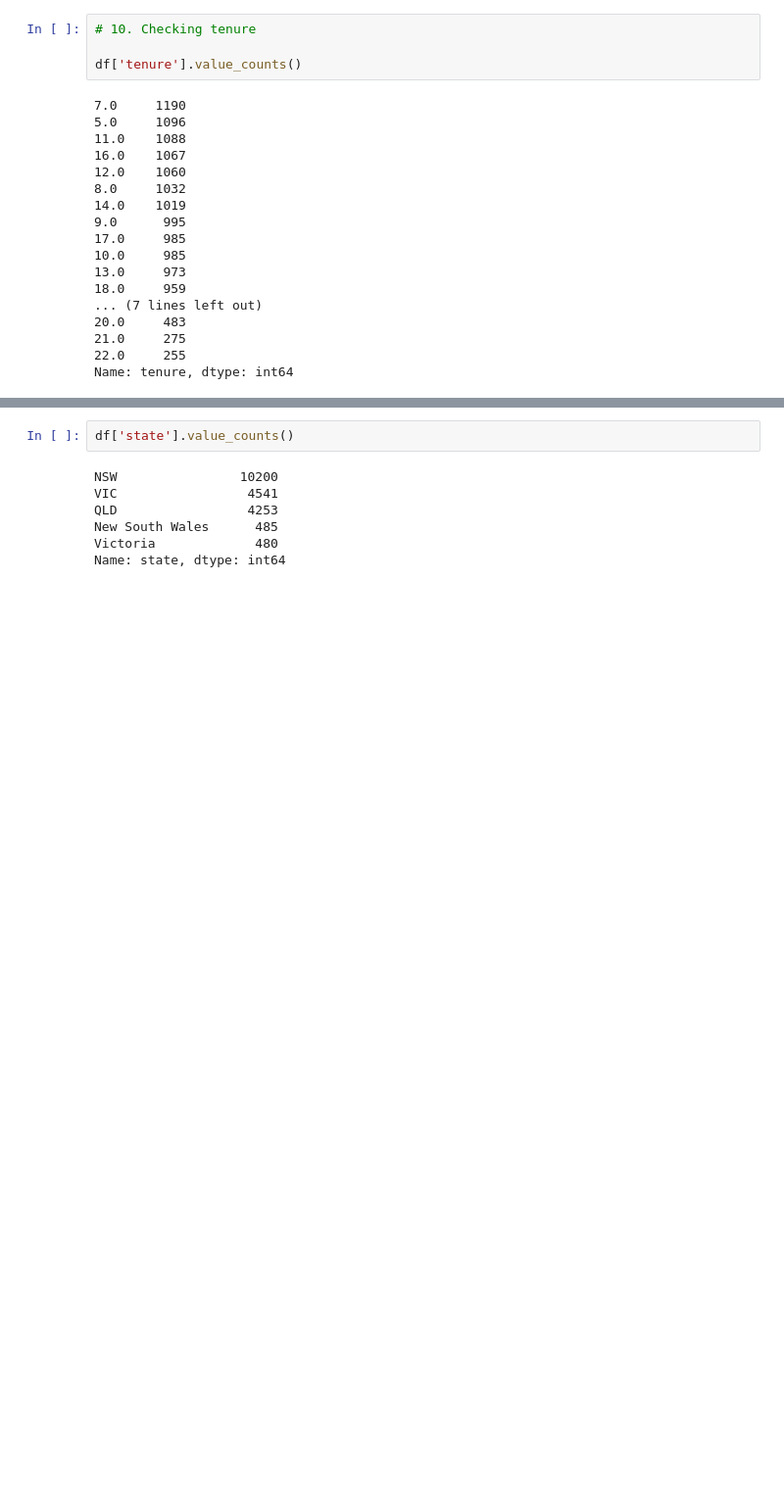
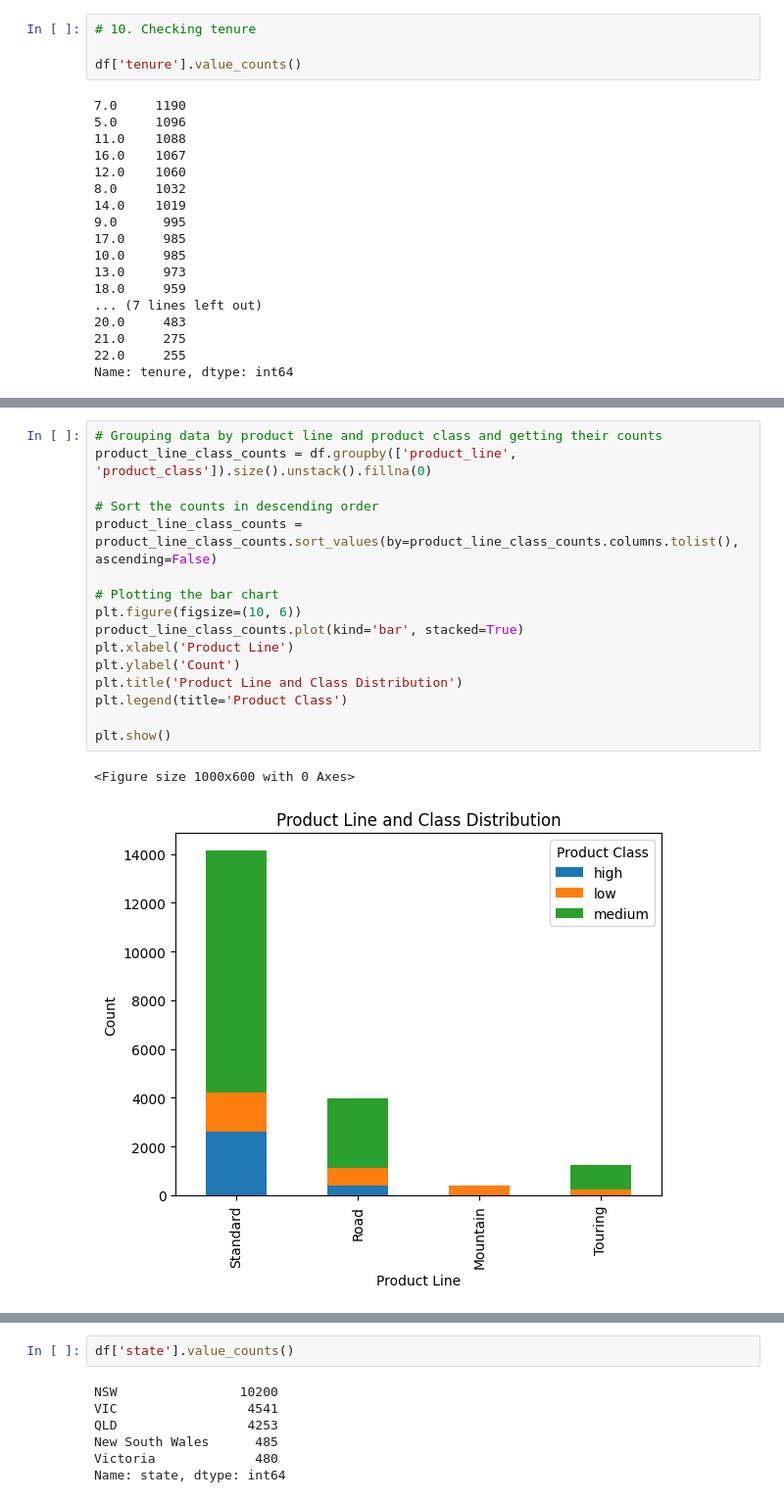
Before and after one commit to ManishRawat07/Virtual-Internships, a Jupyter notebook: 3. KPMG Virtual Internship - Data Analytics/Task 2. Data Insights/Task2 - Modelling.ipynb, the cells around one changed output, grey strips where cells are left out. Shown: that part at 98% size. Drawn from its saved outputs; the diff is of its cells as text; blank space fills up the shorter version.

```diff
--- a/3. KPMG Virtual Internship - Data Analytics/Task 2. Data Insights/Task2 - Modelling.ipynb
+++ b/3. KPMG Virtual Internship - Data Analytics/Task 2. Data Insights/Task2 - Modelling.ipynb
@@ -334,2 +352,21 @@ Name: tenure, dtype: int64
+# %%
+# Grouping data by product line and product class and getting their counts
+product_line_class_counts = df.groupby(['product_line', 'product_class']).size().unstack().fillna(0)
+
+# Sort the counts in descending order
+product_line_class_counts = product_line_class_counts.sort_values(by=product_line_class_counts.columns.tolist(), ascending=False)
+
+# Plotting the bar chart
+plt.figure(figsize=(10, 6))
+product_line_class_counts.plot(kind='bar', stacked=True)
+plt.xlabel('Product Line')
+plt.ylabel('Count')
+plt.title('Product Line and Class Distribution')
+plt.legend(title='Product Class')
+
+plt.show()
+# %% [output]
+<Figure size 1000x600 with 0 Axes>
+[figure, added]
 # %%
 # 11. Checking wealth_segment
```
Also changed, not shown: parts of 17 cells of this notebook.
